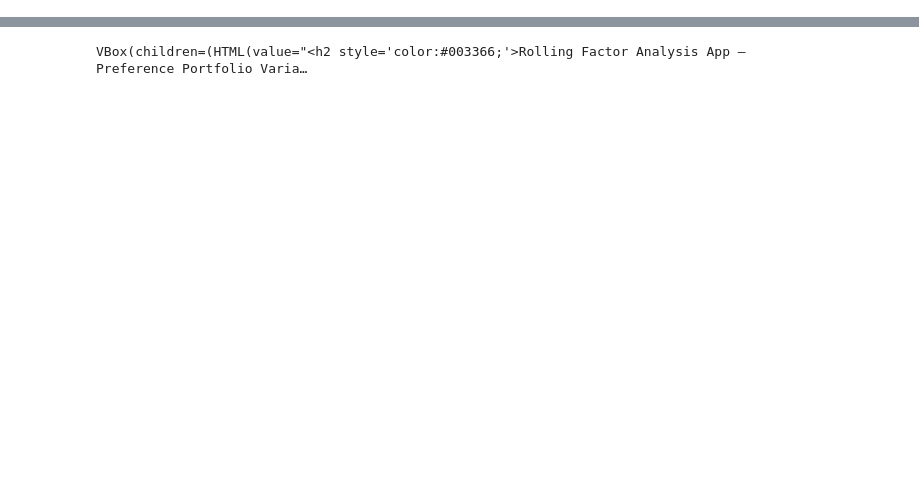
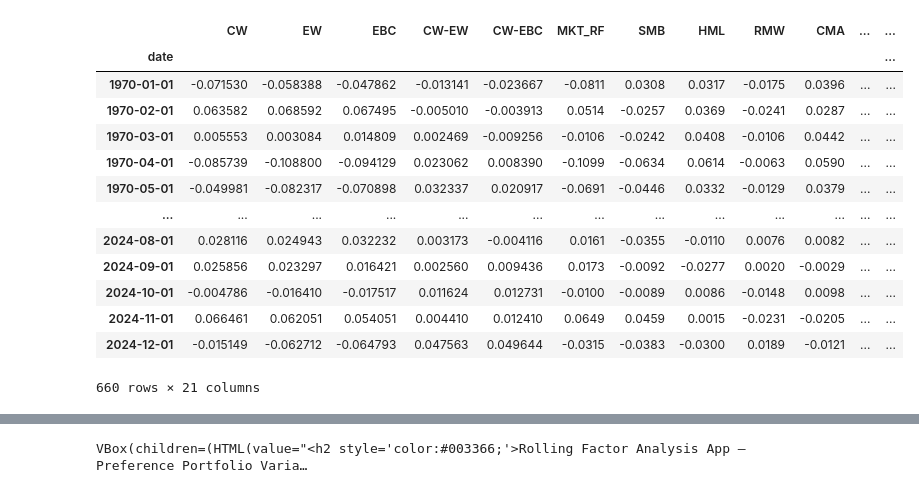
Before and after one commit to eviprous/Invesco_Research_Project, a Jupyter notebook: notebooks/Factors_Regressions_App.ipynb, the cells around one changed output, grey strips where cells are left out. Drawn from its saved outputs; the diff is of its cells as text; code cells hidden in the pictures; blank space fills up the shorter version.

```diff
--- a/notebooks/Factors_Regressions_App.ipynb
+++ b/notebooks/Factors_Regressions_App.ipynb
@@ -42,0 +25,40 @@ df_monthly = df_monthly.rename(columns={
+# %%
+from pathlib import Path
+project_root = Path.cwd().parents[0]
+sys.path.append(str(project_root))
+
+DATA_PROCESSED_DIR = project_root / "data" / "processed"
+# %%
+df_monthly = pd.read_csv(
+    DATA_PROCESSED_DIR / "monthly_preference_returns_and_factors.csv", #"monthly_preferences_factors_quantiles.csv",
+    index_col=0,
+    parse_dates=True
+)
+# %%
+quantile_monthly = pd.read_csv(
+    DATA_PROCESSED_DIR / "monthly_quantile_returns_3x3.csv",
+    index_col = 0,
+    parse_dates=True
+)
+# %%
+df_monthly = df_monthly.join(
+    quantile_monthly,
+    how="inner"
+)
+# %%
+df_monthly
+# %% [output]
+|  | CW | EW | EBC | CW-EW | CW-EBC | MKT_RF | SMB | HML | RMW | CMA | ... | ... |
+| date |  |  |  |  |  |  |  |  |  |  |  | ... |
+| 1970-01-01 | -0.071530 | -0.058388 | -0.047862 | -0.013141 | -0.023667 | -0.0811 | 0.0308 | 0.0317 | -0.0175 | 0.0396 | ... | ... |
+| 1970-02-01 | 0.063582 | 0.068592 | 0.067495 | -0.005010 | -0.003913 | 0.0514 | -0.0257 | 0.0369 | -0.0241 | 0.0287 | ... | ... |
+| 1970-03-01 | 0.005553 | 0.003084 | 0.014809 | 0.002469 | -0.009256 | -0.0106 | -0.0242 | 0.0408 | -0.0106 | 0.0442 | ... | ... |
+| 1970-04-01 | -0.085739 | -0.108800 | -0.094129 | 0.023062 | 0.008390 | -0.1099 | -0.0634 | 0.0614 | -0.0063 | 0.0590 | ... | ... |
+| 1970-05-01 | -0.049981 | -0.082317 | -0.070898 | 0.032337 | 0.020917 | -0.0691 | -0.0446 | 0.0332 | -0.0129 | 0.0379 | ... | ... |
+| ... | ... | ... | ... | ... | ... | ... | ... | ... | ... | ... | ... | ... |
+| 2024-08-01 | 0.028116 | 0.024943 | 0.032232 | 0.003173 | -0.004116 | 0.0161 | -0.0355 | -0.0110 | 0.0076 | 0.0082 | ... | ... |
+| 2024-09-01 | 0.025856 | 0.023297 | 0.016421 | 0.002560 | 0.009436 | 0.0173 | -0.0092 | -0.0277 | 0.0020 | -0.0029 | ... | ... |
+| 2024-10-01 | -0.004786 | -0.016410 | -0.017517 | 0.011624 | 0.012731 | -0.0100 | -0.0089 | 0.0086 | -0.0148 | 0.0098 | ... | ... |
+| 2024-11-01 | 0.066461 | 0.062051 | 0.054051 | 0.004410 | 0.012410 | 0.0649 | 0.0459 | 0.0015 | -0.0231 | -0.0205 | ... | ... |
+| 2024-12-01 | -0.015149 | -0.062712 | -0.064793 | 0.047563 | 0.049644 | -0.0315 | -0.0383 | -0.0300 | 0.0189 | -0.0121 | ... | ... |
+660 rows × 21 columns
```
Also changed, not shown: parts of 15 cells of this notebook, 6 other files.
